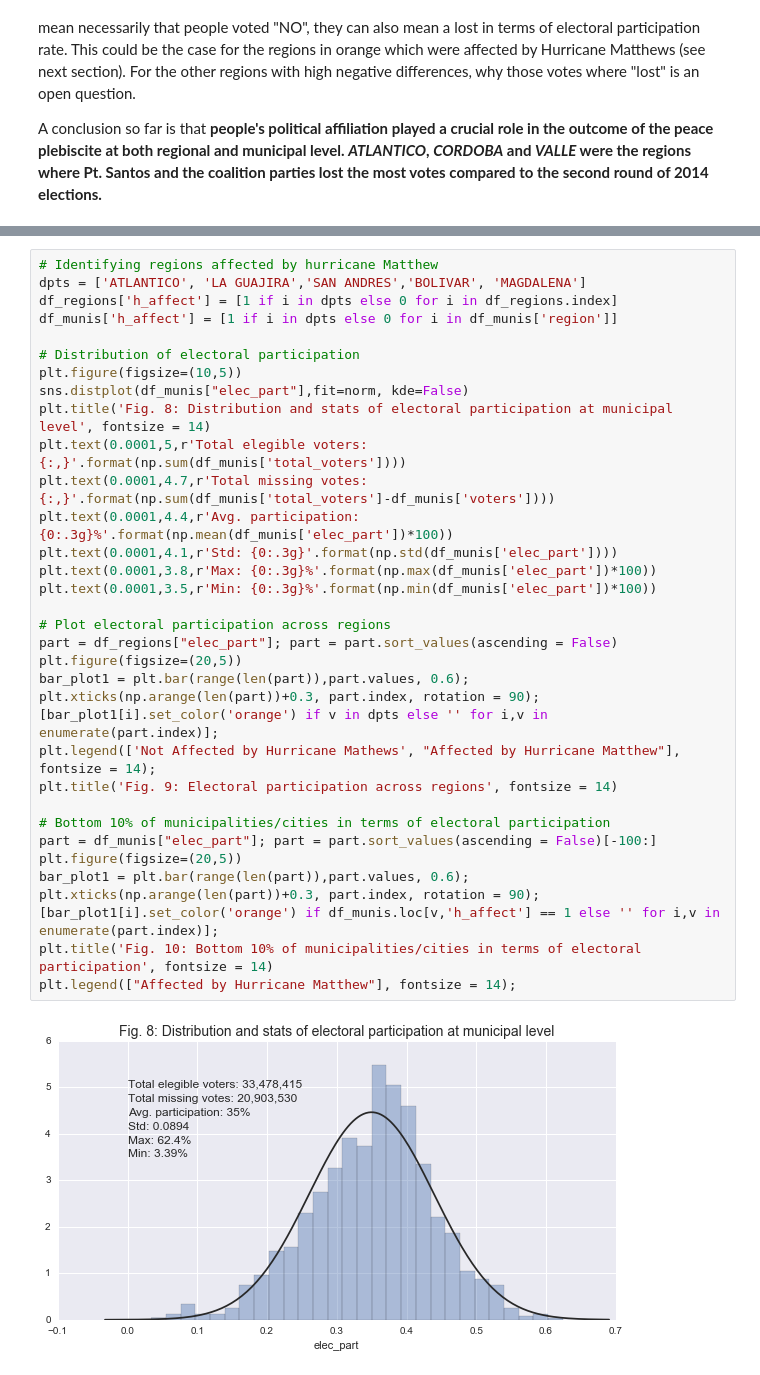
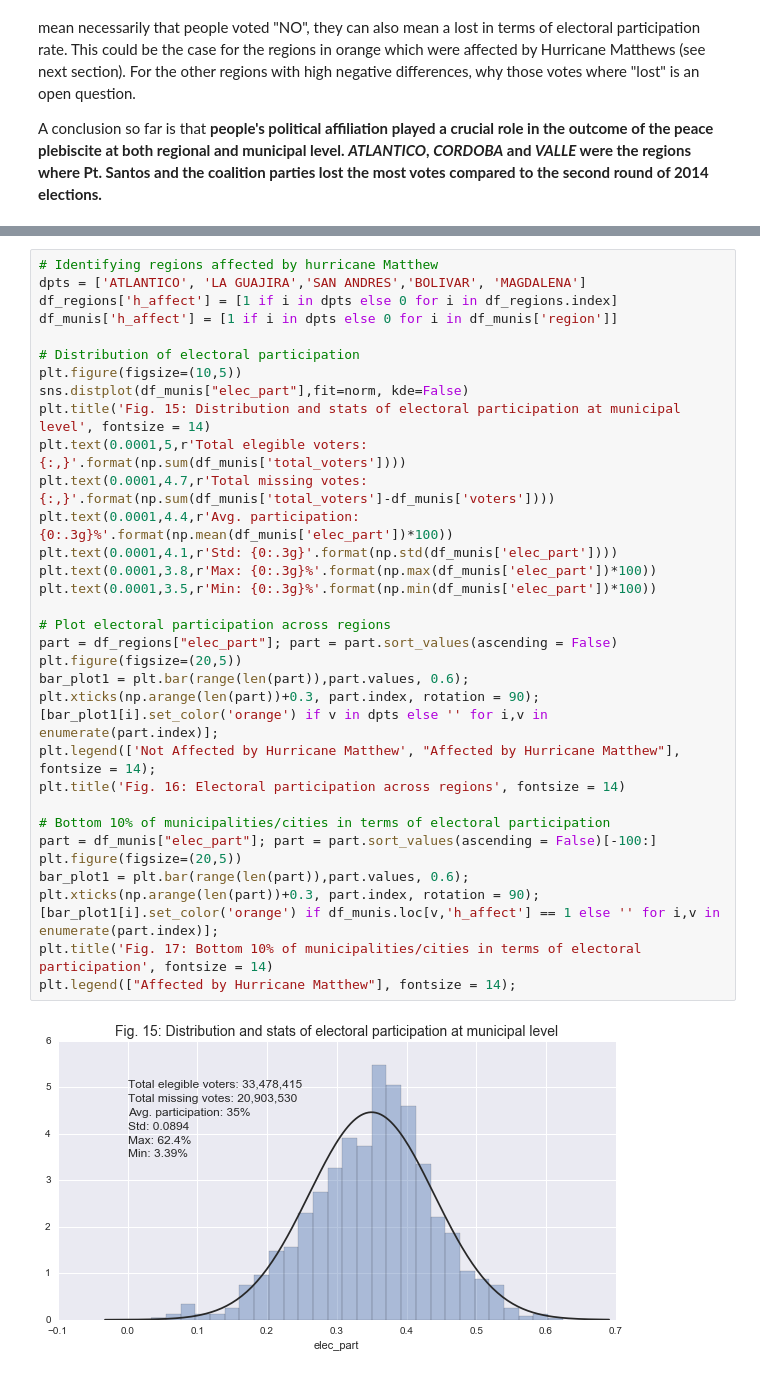
Before and after one commit to gvizcaino/Tutorial, a Jupyter notebook: 2016_Colombian_plebiscite.ipynb, the cells around one changed output, grey strips where cells are left out. Drawn from its saved outputs; the diff is of its cells as text.

```diff
--- a/2016_Colombian_plebiscite.ipynb
+++ b/2016_Colombian_plebiscite.ipynb
@@ -269,37 +269,37 @@ To assess the likelihood of this meteorological event affecting the electoral pa
 # %%
 # Identifying regions affected by hurricane Matthew
 dpts = ['ATLANTICO', 'LA GUAJIRA','SAN ANDRES','BOLIVAR', 'MAGDALENA']
 df_regions['h_affect'] = [1 if i in dpts else 0 for i in df_regions.index]
 df_munis['h_affect'] = [1 if i in dpts else 0 for i in df_munis['region']]
 
 # Distribution of electoral participation
 plt.figure(figsize=(10,5))
 sns.distplot(df_munis["elec_part"],fit=norm, kde=False)
-plt.title('Fig. 8: Distribution and stats of electoral participation at municipal level', fontsize = 14)
+plt.title('Fig. 15: Distribution and stats of electoral participation at municipal level', fontsize = 14)
 plt.text(0.0001,5,r'Total elegible voters: {:,}'.format(np.sum(df_munis['total_voters'])))
 plt.text(0.0001,4.7,r'Total missing votes: {:,}'.format(np.sum(df_munis['total_voters']-df_munis['voters'])))
 plt.text(0.0001,4.4,r'Avg. participation: {0:.3g}%'.format(np.mean(df_munis['elec_part'])*100))
 plt.text(0.0001,4.1,r'Std: {0:.3g}'.format(np.std(df_munis['elec_part'])))
 plt.text(0.0001,3.8,r'Max: {0:.3g}%'.format(np.max(df_munis['elec_part'])*100))
 plt.text(0.0001,3.5,r'Min: {0:.3g}%'.format(np.min(df_munis['elec_part'])*100))
 
 # Plot electoral participation across regions
 part = df_regions["elec_part"]; part = part.sort_values(ascending = False)
 plt.figure(figsize=(20,5))
 bar_plot1 = plt.bar(range(len(part)),part.values, 0.6); plt.xticks(np.arange(len(part))+0.3, part.index, rotation = 90);
 [bar_plot1[i].set_color('orange') if v in dpts else '' for i,v in enumerate(part.index)];
-plt.legend(['Not Affected by Hurricane Mathews', "Affected by Hurricane Matthew"], fontsize = 14);
-plt.title('Fig. 9: Electoral participation across regions', fontsize = 14)
+plt.legend(['Not Affected by Hurricane Matthew', "Affected by Hurricane Matthew"], fontsize = 14);
+plt.title('Fig. 16: Electoral participation across regions', fontsize = 14)
 
 # Bottom 10% of municipalities/cities in terms of electoral participation
 part = df_munis["elec_part"]; part = part.sort_values(ascending = False)[-100:]
 plt.figure(figsize=(20,5))
 bar_plot1 = plt.bar(range(len(part)),part.values, 0.6); plt.xticks(np.arange(len(part))+0.3, part.index, rotation = 90);
 [bar_plot1[i].set_color('orange') if df_munis.loc[v,'h_affect'] == 1 else '' for i,v in enumerate(part.index)];
-plt.title('Fig. 10: Bottom 10% of municipalities/cities in terms of electoral participation', fontsize = 14)
+plt.title('Fig. 17: Bottom 10% of municipalities/cities in terms of electoral participation', fontsize = 14)
 plt.legend(["Affected by Hurricane Matthew"], fontsize = 14);
 # %% [output]
-[figure, old version]
+[figure, new version]
 [figure]
 [figure]
 # %% [markdown]
```
Also changed, not shown: parts of 2 cells of this notebook.
